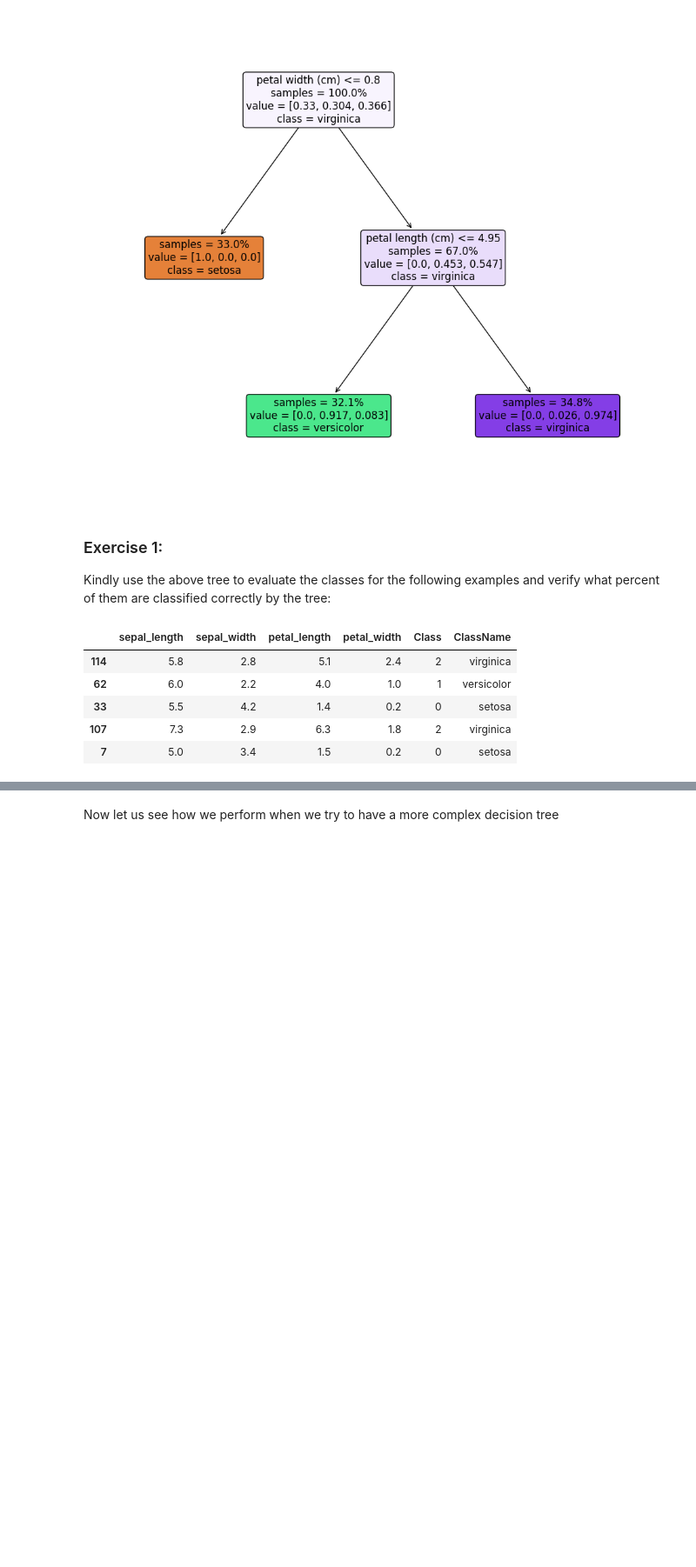
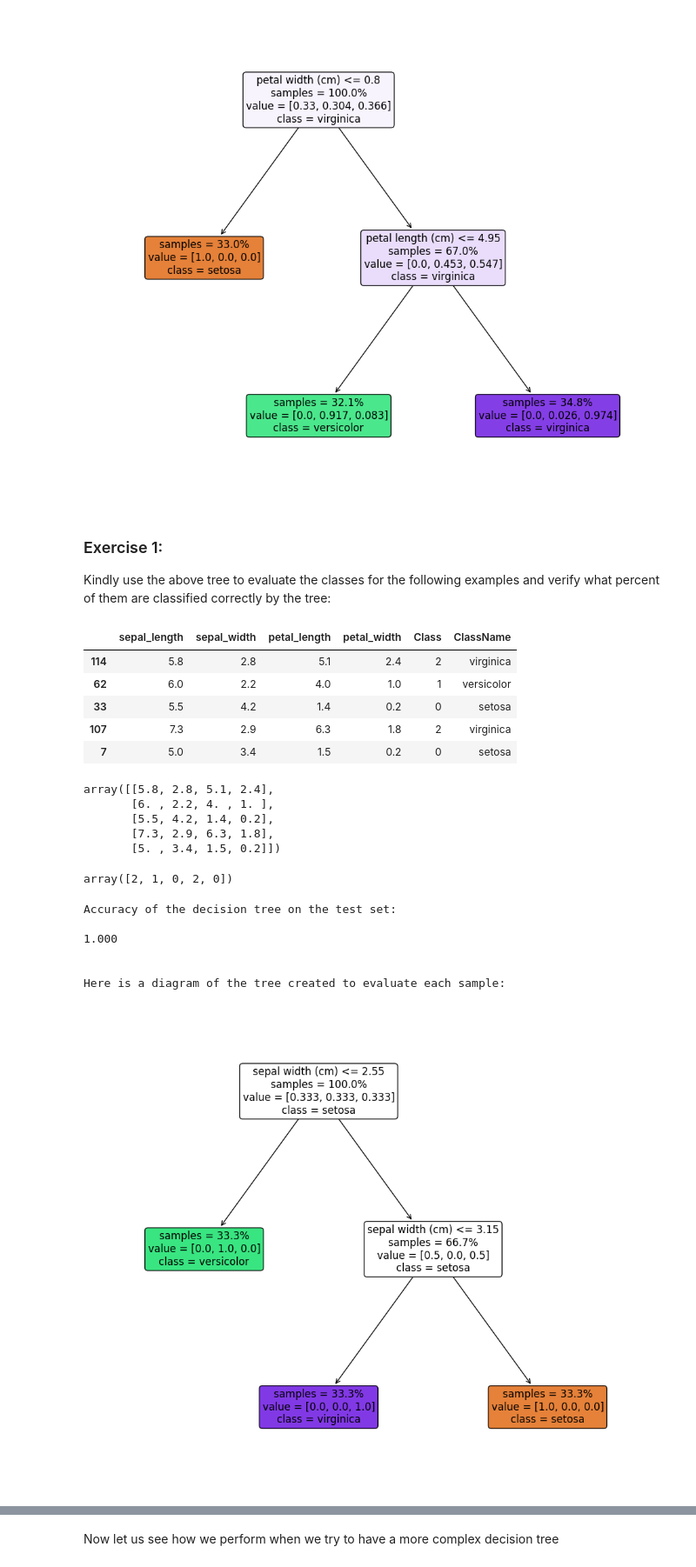
Before and after one commit to Harshitha-batchu/FMML_projects_and_labs, a Jupyter notebook: FMML_ClassificationII_Lab2.ipynb, the cells around one changed output, grey strips where cells are left out. Shown at 87% size. Saved outputs shown, nothing was run; the diff lists cells and outputs as text; code cells hidden in the pictures; blank space fills up the shorter version.

```diff
--- a/FMML_ClassificationII_Lab2.ipynb
+++ b/FMML_ClassificationII_Lab2.ipynb
@@ -118,7 +118,8 @@ Here is a diagram of the tree created to evaluate each sample:
 ### Exercise 1:
  Kindly use the above tree to evaluate the classes for the following examples and verify what percent of them are classified correctly by the tree:
 # %%
-irisData.sample(n = 5, random_state=0)
+data_sample=irisData.sample(n = 5, random_state=0)
+data_sample
 # %% [output]
 |  | sepal_length | sepal_width | petal_length | petal_width | Class | ClassName |
 | 114 | 5.8 | 2.8 | 5.1 | 2.4 | 2 | virginica |
@@ -126,3 +127,28 @@ irisData.sample(n = 5, random_state=0)
 | 33 | 5.5 | 4.2 | 1.4 | 0.2 | 0 | setosa |
 | 107 | 7.3 | 2.9 | 6.3 | 1.8 | 2 | virginica |
 | 7 | 5.0 | 3.4 | 1.5 | 0.2 | 0 | setosa |
+# %%
+X_new=np.array(data_sample[['sepal_length','sepal_width','petal_length','petal_width']],dtype="float")
+X_new
+# %% [output]
+array([[5.8, 2.8, 5.1, 2.4],
+       [6. , 2.2, 4. , 1. ],
+       [5.5, 4.2, 1.4, 0.2],
+       [7.3, 2.9, 6.3, 1.8],
+       [5. , 3.4, 1.5, 0.2]])
+# %%
+y_new=np.array(data_sample['Class'],dtype="int")
+y_new
+# %% [output]
+array([2, 1, 0, 2, 0])
+# %%
+X_train, X_test, y_train, y_test = train_test_split(X_new, y_new, random_state = 0)
+giveAnExample(2)
+# %% [output]
+Accuracy of the decision tree on the test set:
+
+1.000
+
+
+Here is a diagram of the tree created to evaluate each sample:
+[figure, added]
```
Also changed, not shown: parts of 41 cells of this notebook.
